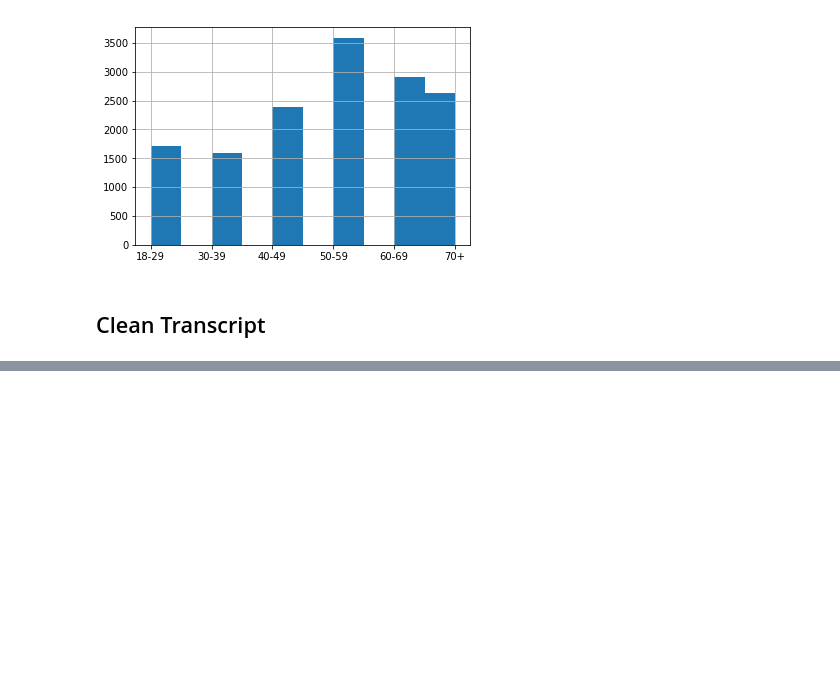
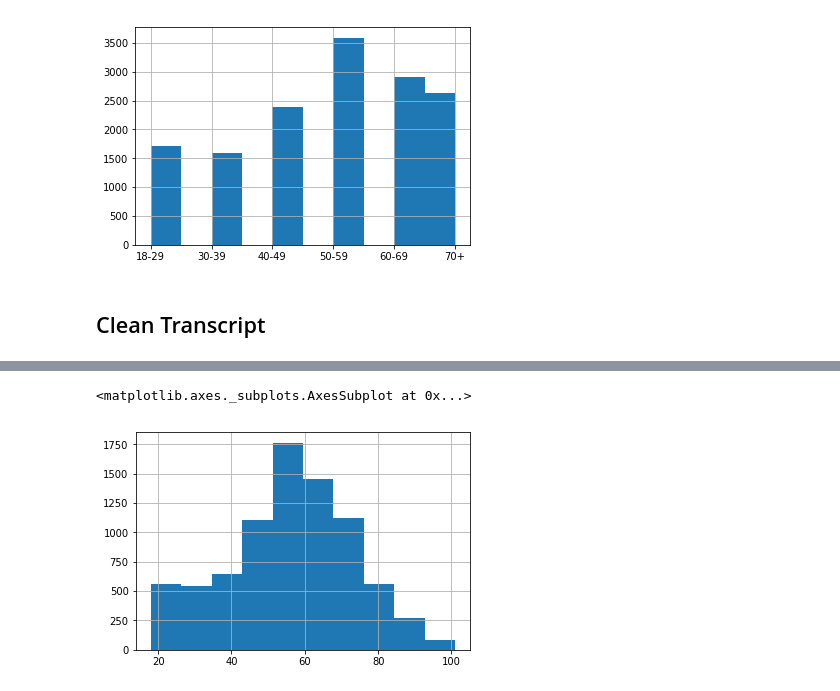
Before and after one commit to mkidwai/capstone, a Jupyter notebook: Starbucks_Capstone_notebook.ipynb, the cells around one changed output, grey strips where cells are left out. Saved outputs shown, nothing was run; the diff lists cells and outputs as text; code cells hidden in the pictures; blank space fills up the shorter version.

```diff
--- a/Starbucks_Capstone_notebook.ipynb
+++ b/Starbucks_Capstone_notebook.ipynb
@@ -515,0 +661,5 @@ dfFull.loc[dfFull['F']==1]
+# %%
+dfFull.iloc[completeNoOffer].age.hist()
+# %% [output]
+<matplotlib.axes._subplots.AxesSubplot at 0x...>
+[figure, added]
```
Also changed, not shown: parts of 23 cells of this notebook.
